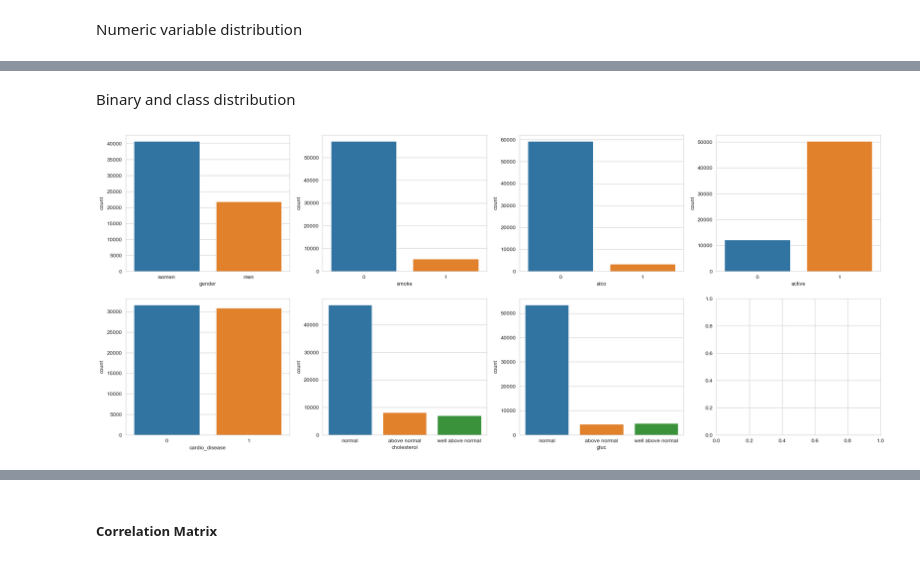
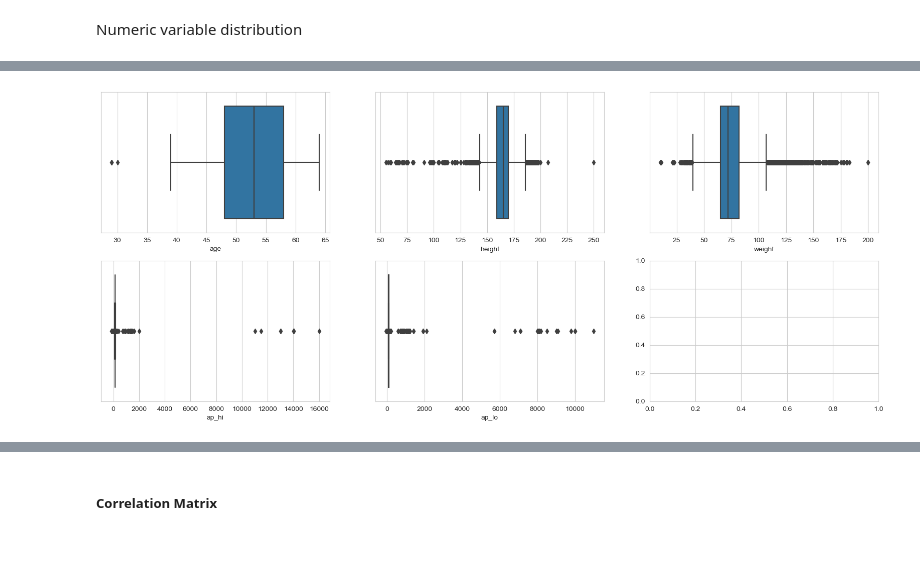
Before and after one commit to wredan/cardiovascular-disease-bayesian-network, a Jupyter notebook: cardiovascular_desease.ipynb, the cells around one changed output, grey strips where cells are left out. Saved outputs shown, nothing was run; the diff lists cells and outputs as text; code cells hidden in the pictures.

```diff
--- a/cardiovascular_desease.ipynb
+++ b/cardiovascular_desease.ipynb
@@ -154,20 +132,4 @@ df.describe().round(2)
-# %% [markdown]
-Binary and class distribution
-# %%
-binary_cols = ["gender", "smoke", "alco", "active", "cardio_disease"]
-cat_cols = ["cholesterol", "gluc"]
-fig, axes = plt.subplots(nrows=2, ncols=4, figsize=(25, 10))
-axes = axes.flatten()
-
-for i, col in enumerate(binary_cols + cat_cols):
-    if col == "gender":
-        sns.countplot(x=col, data=df, ax=axes[i])
-        axes[i].set_xticklabels(["women", "men"])
-    elif col in cat_cols:
-        sns.countplot(x=col, data=df, ax=axes[i])
-        axes[i].set_xticklabels(["normal", "above normal", "well above normal"])
-    else:
-        sns.countplot(x=col, data=df, ax=axes[i])
-        axes[i].set_xlabel(col)
-# %% [output]
-[figure, removed]
+# %%
+print_numeric_distribution(df)
+# %% [output]
+[figure, added]
```
Also changed, not shown: parts of 66 cells of this notebook.
